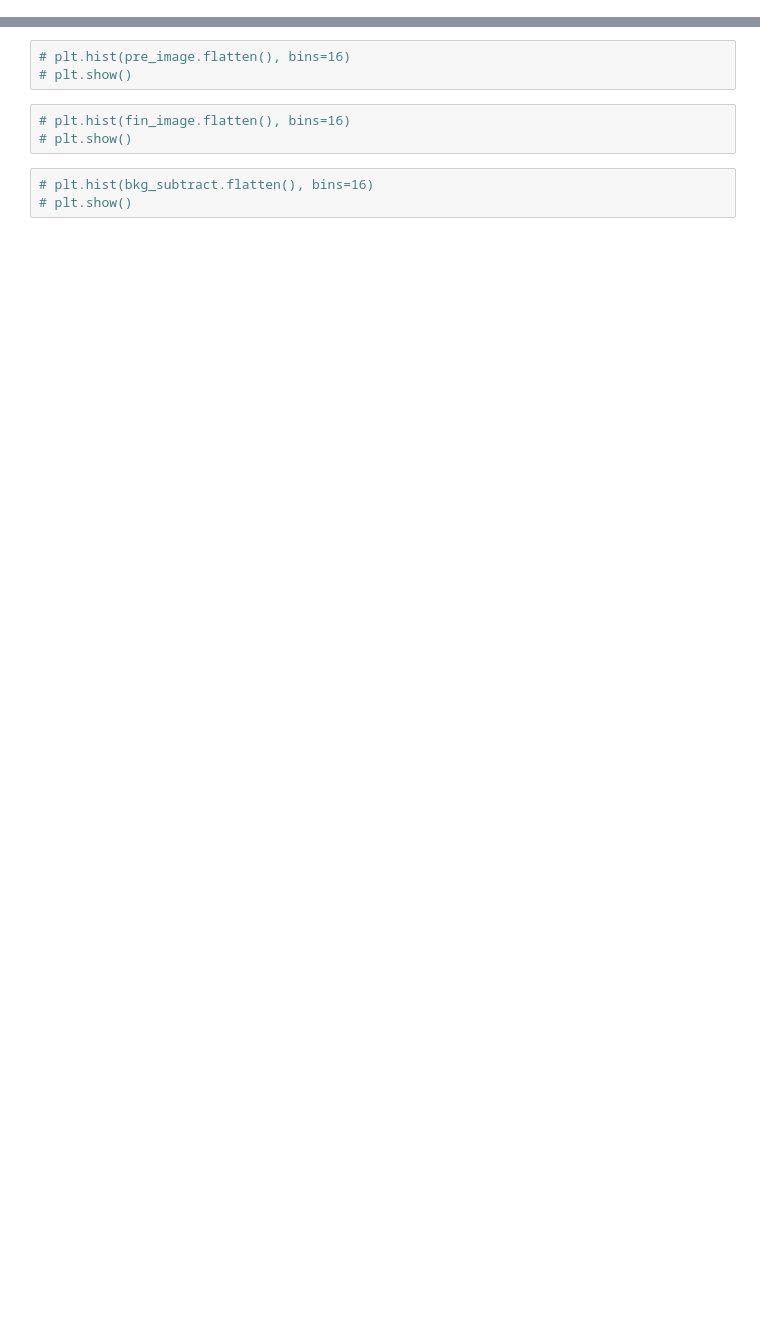
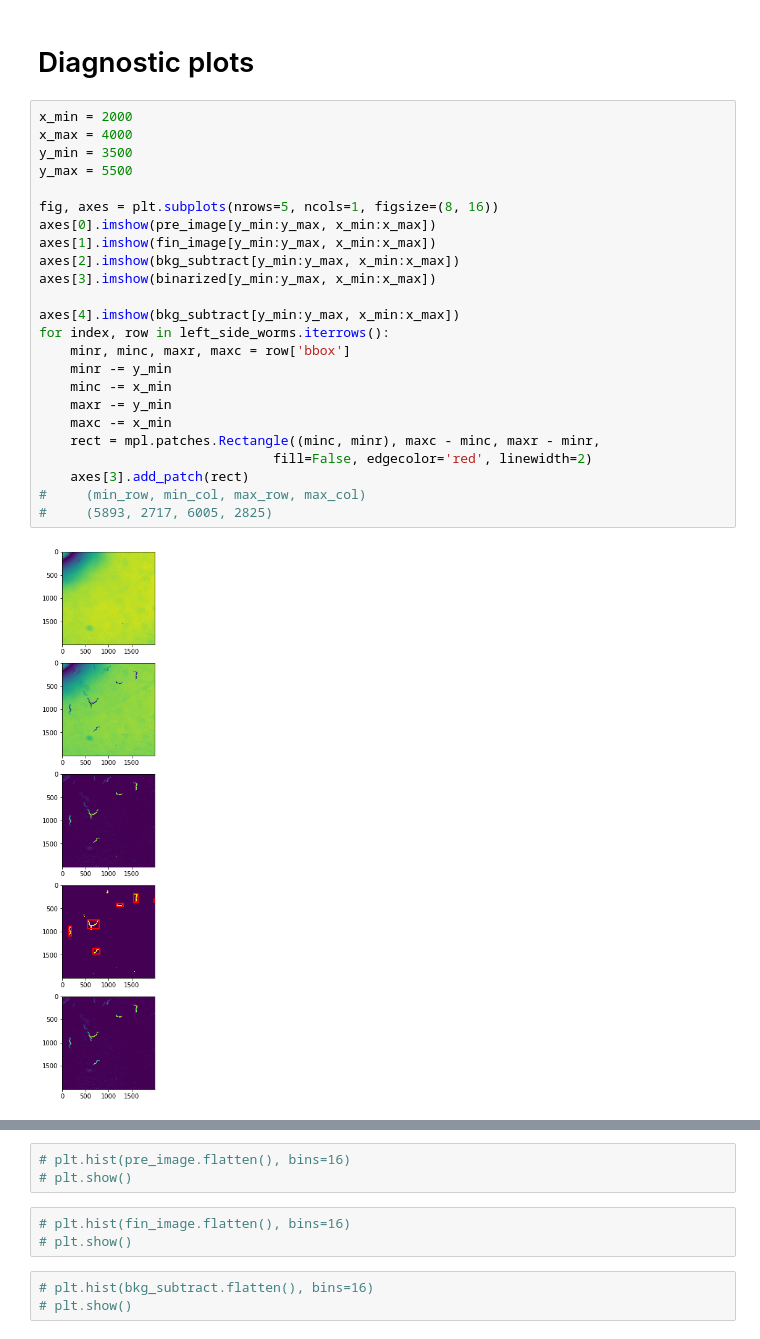
Before and after one commit to Neuroplant-Resources/Neuroplant-OWL, a Jupyter notebook: Neuroplant imaging tests.ipynb, the cells around one changed output, grey strips where cells are left out. Drawn from its saved outputs; the diff is of its cells as text; blank space fills up the shorter version.

```diff
--- a/Neuroplant imaging tests.ipynb
+++ b/Neuroplant imaging tests.ipynb
@@ -96 +139,29 @@ region_info[10220].bbox
+# %% [markdown]
+# Diagnostic plots
+# %%
+x_min = 2000
+x_max = 4000
+y_min = 3500
+y_max = 5500
+
+fig, axes = plt.subplots(nrows=5, ncols=1, figsize=(8, 16))
+axes[0].imshow(pre_image[y_min:y_max, x_min:x_max])
+axes[1].imshow(fin_image[y_min:y_max, x_min:x_max])
+axes[2].imshow(bkg_subtract[y_min:y_max, x_min:x_max])
+axes[3].imshow(binarized[y_min:y_max, x_min:x_max])
+
+axes[4].imshow(bkg_subtract[y_min:y_max, x_min:x_max])
+for index, row in left_side_worms.iterrows():
+    minr, minc, maxr, maxc = row['bbox']
+    minr -= y_min
+    minc -= x_min
+    maxr -= y_min
+    maxc -= x_min
+    rect = mpl.patches.Rectangle((minc, minr), maxc - minc, maxr - minr,
+                              fill=False, edgecolor='red', linewidth=2)
+    axes[3].add_patch(rect)
+#     (min_row, min_col, max_row, max_col)
+#     (5893, 2717, 6005, 2825)
+# %% [output]
+[figure, added]
 # %%
```
Also changed, not shown: parts of 32 cells of this notebook.
